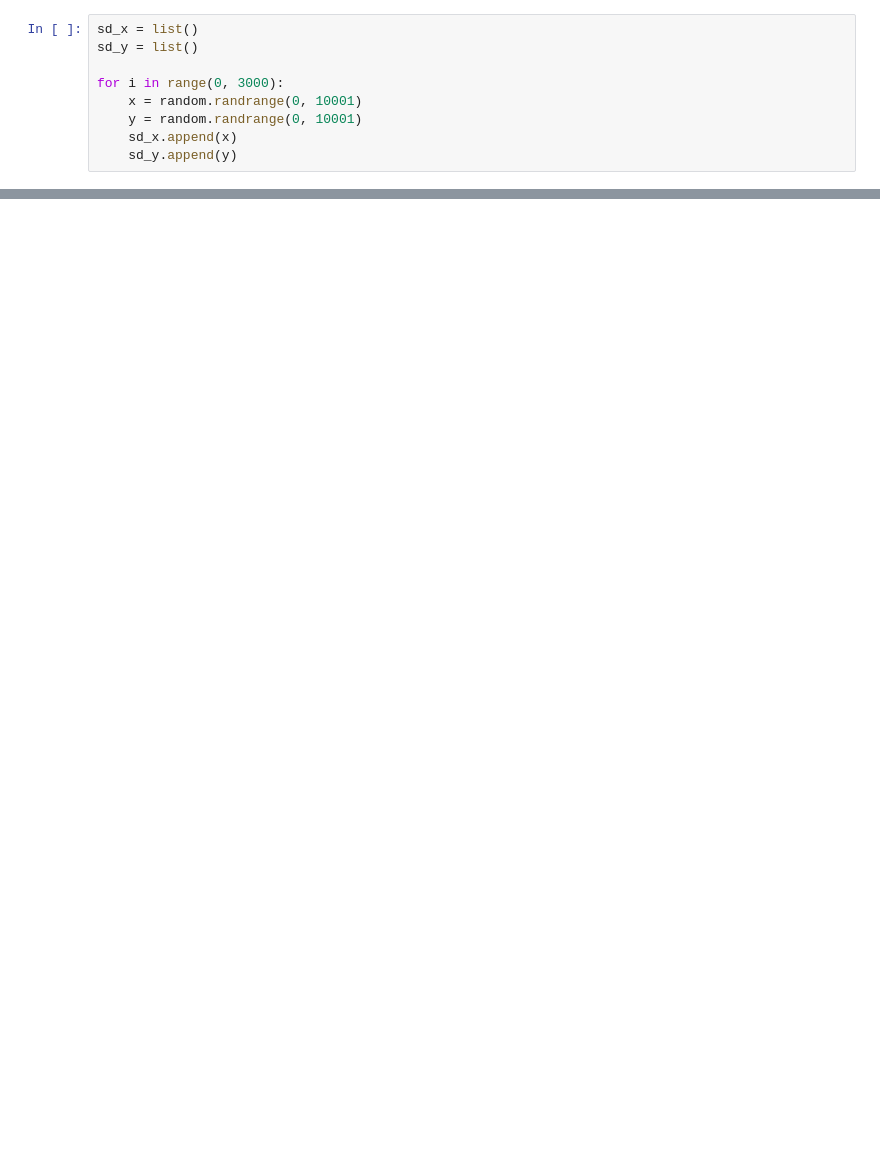
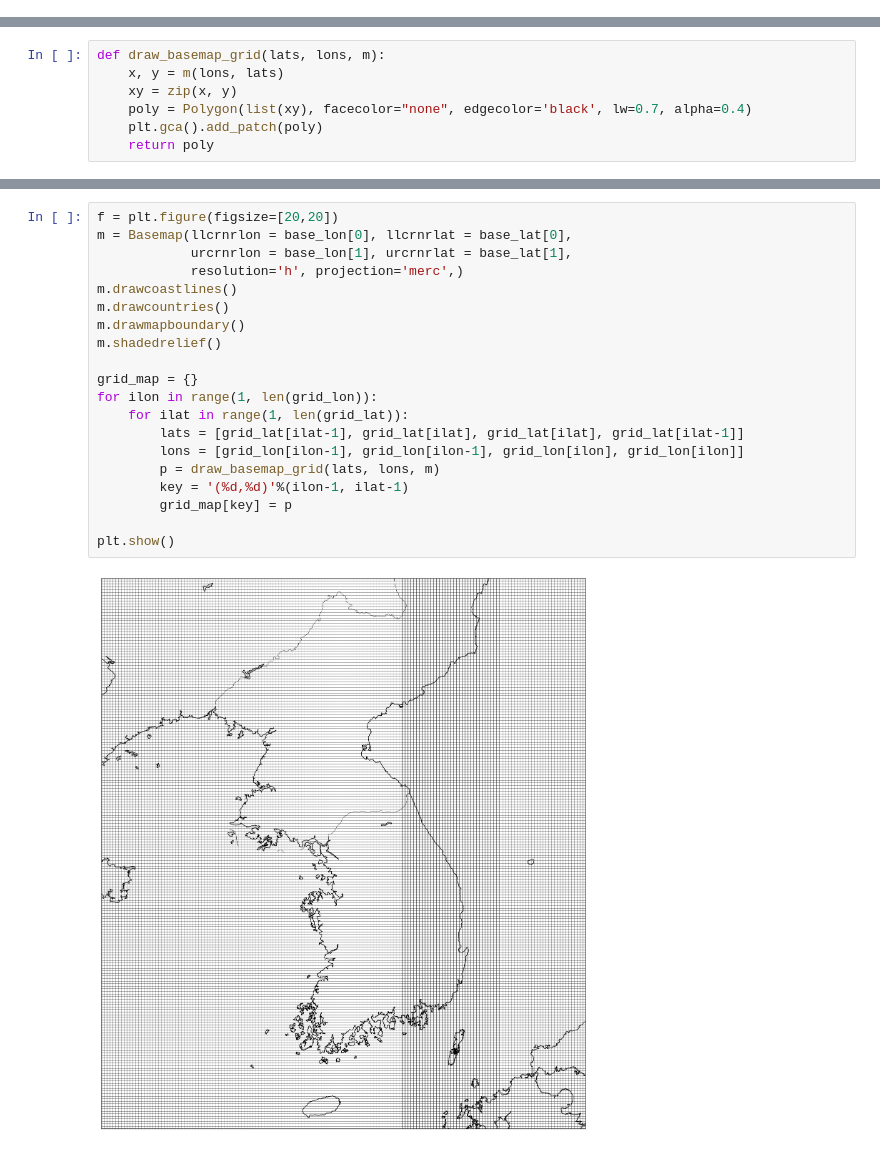
Before and after one commit to Predicting-marine-traffic-conditions/Predict-Maritime-Congestion_Sol2, a Jupyter notebook: FigureMaker.ipynb, the cells around one changed output, grey strips where cells are left out. Drawn from its saved outputs; the diff is of its cells as text; blank space fills up the shorter version.

```diff
--- a/FigureMaker.ipynb
+++ b/FigureMaker.ipynb
@@ -7,9 +16,0 @@ import random
-# %%
-sd_x = list()
-sd_y = list()
-
-for i in range(0, 3000):
-    x = random.randrange(0, 10001)
-    y = random.randrange(0, 10001)
-    sd_x.append(x)
-    sd_y.append(y)
@@ -71,0 +104,7 @@ plt.scatter(md_5_x, md_5_y, s=1, c = 'orange')
+# %%
+def draw_basemap_grid(lats, lons, m):
+    x, y = m(lons, lats)
+    xy = zip(x, y)
+    poly = Polygon(list(xy), facecolor="none", edgecolor='black', lw=0.7, alpha=0.4)
+    plt.gca().add_patch(poly)
+    return poly
@@ -71,0 +164,22 @@ plt.scatter(md_5_x, md_5_y, s=1, c = 'orange')
+# %%
+f = plt.figure(figsize=[20,20])
+m = Basemap(llcrnrlon = base_lon[0], llcrnrlat = base_lat[0],
+            urcrnrlon = base_lon[1], urcrnrlat = base_lat[1],
+            resolution='h', projection='merc',)
+m.drawcoastlines()
+m.drawcountries()
+m.drawmapboundary()
+m.shadedrelief()
+
+grid_map = {}
+for ilon in range(1, len(grid_lon)):
+    for ilat in range(1, len(grid_lat)):
+        lats = [grid_lat[ilat-1], grid_lat[ilat], grid_lat[ilat], grid_lat[ilat-1]]
+        lons = [grid_lon[ilon-1], grid_lon[ilon-1], grid_lon[ilon], grid_lon[ilon]]
+        p = draw_basemap_grid(lats, lons, m)
+        key = '(%d,%d)'%(ilon-1, ilat-1)
+        grid_map[key] = p
+
+plt.show()
+# %% [output]
+[figure, added]
```
Also changed, not shown: parts of 13 cells of this notebook.
